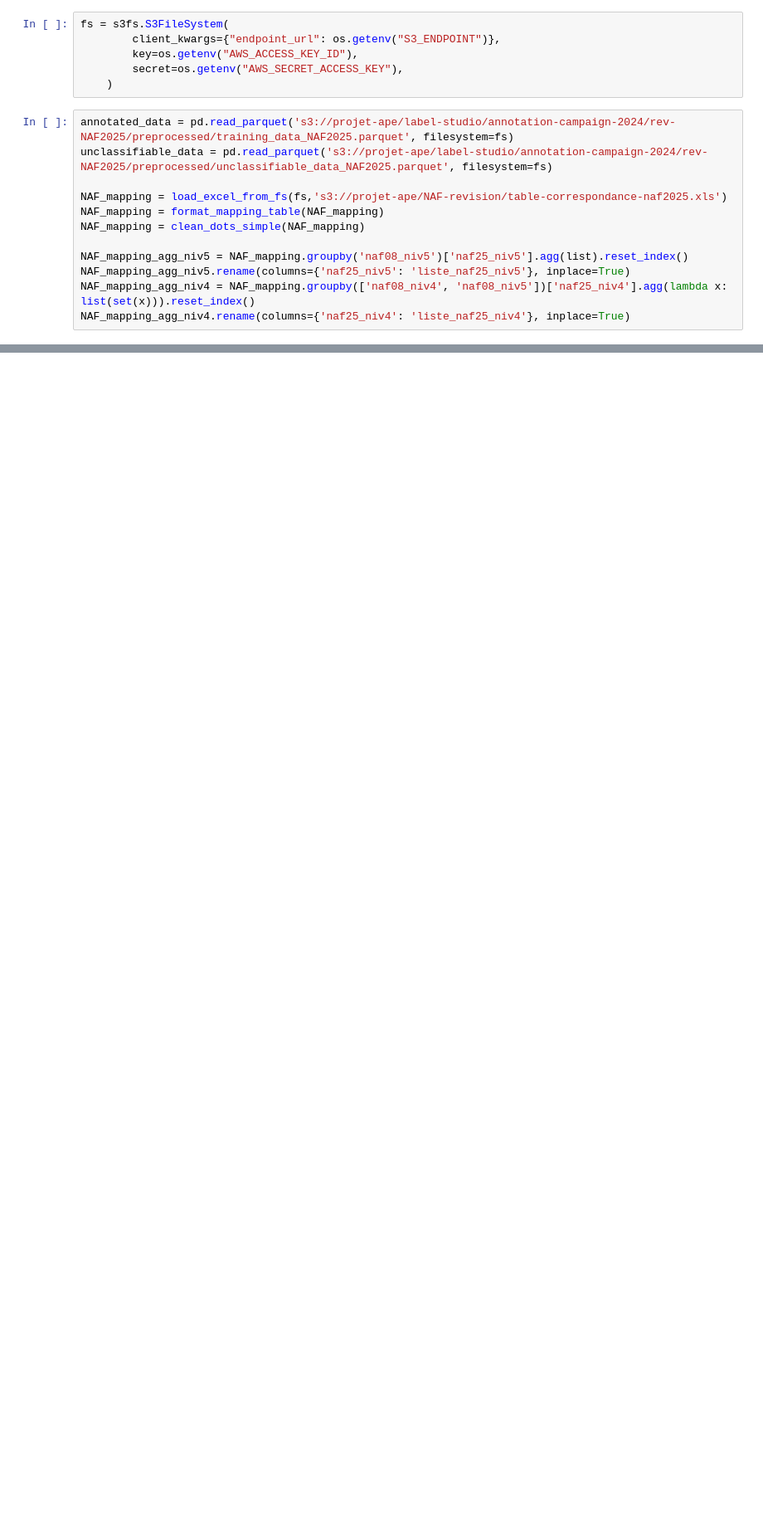
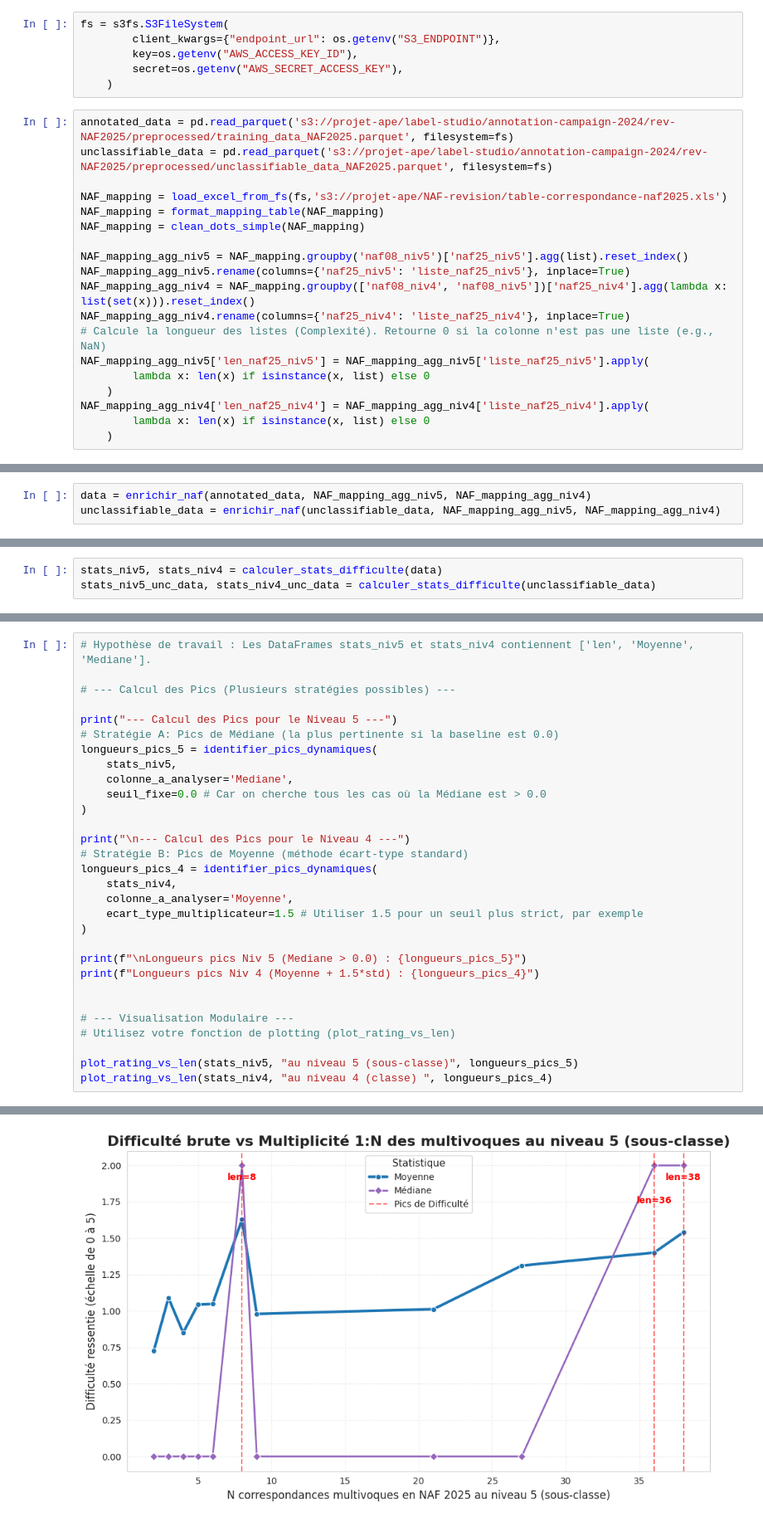
Before and after one commit to InseeFrLab/codif-ape-annotation, a Jupyter notebook: notebooks/result_analysis.ipynb, the cells around one changed output, grey strips where cells are left out. Shown at 83% size. Drawn from its saved outputs; the diff is of its cells as text; blank space fills up the shorter version.

```diff
--- a/notebooks/result_analysis.ipynb
+++ b/notebooks/result_analysis.ipynb
@@ -81,3 +83,10 @@ NAF_mapping_agg_niv5 = NAF_mapping.groupby('naf08_niv5')['naf25_niv5'].agg(list)
 NAF_mapping_agg_niv5.rename(columns={'naf25_niv5': 'liste_naf25_niv5'}, inplace=True)
 NAF_mapping_agg_niv4 = NAF_mapping.groupby(['naf08_niv4', 'naf08_niv5'])['naf25_niv4'].agg(lambda x: list(set(x))).reset_index()
 NAF_mapping_agg_niv4.rename(columns={'naf25_niv4': 'liste_naf25_niv4'}, inplace=True)
+# Calcule la longueur des listes (Complexité). Retourne 0 si la colonne n'est pas une liste (e.g., NaN)
+NAF_mapping_agg_niv5['len_naf25_niv5'] = NAF_mapping_agg_niv5['liste_naf25_niv5'].apply(
+        lambda x: len(x) if isinstance(x, list) else 0
+    )
+NAF_mapping_agg_niv4['len_naf25_niv4'] = NAF_mapping_agg_niv4['liste_naf25_niv4'].apply(
+        lambda x: len(x) if isinstance(x, list) else 0
+    )
@@ -109,0 +210,3 @@ data['len_naf25_niv4'] = data['liste_naf25_niv4'].apply(lambda x: len(x) if isin
+# %%
+data = enrichir_naf(annotated_data, NAF_mapping_agg_niv5, NAF_mapping_agg_niv4)
+unclassifiable_data = enrichir_naf(unclassifiable_data, NAF_mapping_agg_niv5, NAF_mapping_agg_niv4)
@@ -125,0 +286,3 @@ data
+# %%
+stats_niv5, stats_niv4 = calculer_stats_difficulte(data)
+stats_niv5_unc_data, stats_niv4_unc_data = calculer_stats_difficulte(unclassifiable_data)
@@ -125,0 +375,31 @@ data
+# %%
+# Hypothèse de travail : Les DataFrames stats_niv5 et stats_niv4 contiennent ['len', 'Moyenne', 'Mediane'].
+
+# --- Calcul des Pics (Plusieurs stratégies possibles) ---
+
+print("--- Calcul des Pics pour le Niveau 5 ---")
+# Stratégie A: Pics de Médiane (la plus pertinente si la baseline est 0.0)
+longueurs_pics_5 = identifier_pics_dynamiques(
+    stats_niv5,
+    colonne_a_analyser='Mediane',
+    seuil_fixe=0.0 # Car on cherche tous les cas où la Médiane est > 0.0
+)
+
+print("\n--- Calcul des Pics pour le Niveau 4 ---")
+# Stratégie B: Pics de Moyenne (méthode écart-type standard)
+longueurs_pics_4 = identifier_pics_dynamiques(
+    stats_niv4,
+    colonne_a_analyser='Moyenne',
+    ecart_type_multiplicateur=1.5 # Utiliser 1.5 pour un seuil plus strict, par exemple
+)
+
+print(f"\nLongueurs pics Niv 5 (Mediane > 0.0) : {longueurs_pics_5}")
+print(f"Longueurs pics Niv 4 (Moyenne + 1.5*std) : {longueurs_pics_4}")
+
+
+# --- Visualisation Modulaire ---
+# Utilisez votre fonction de plotting (plot_rating_vs_len)
+
+plot_rating_vs_len(stats_niv5, "au niveau 5 (sous-classe)", longueurs_pics_5)
+plot_rating_vs_len(stats_niv4, "au niveau 4 (classe) ", longueurs_pics_4)
+# %% [output]
@@ -125,0 +414 @@ data
+[figure, added]
```
Also changed, not shown: parts of 22 cells of this notebook, 2 other files.
